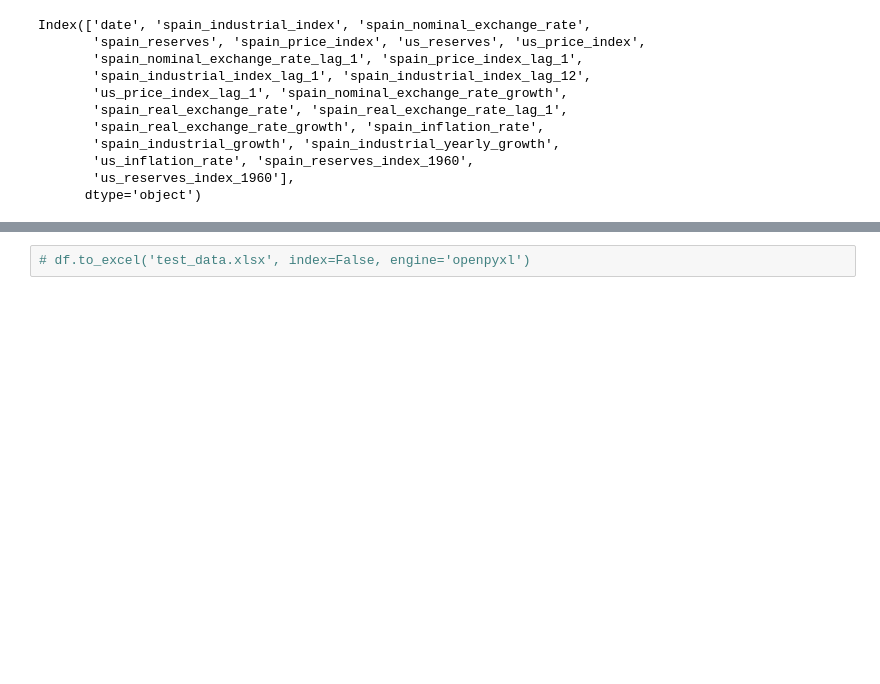
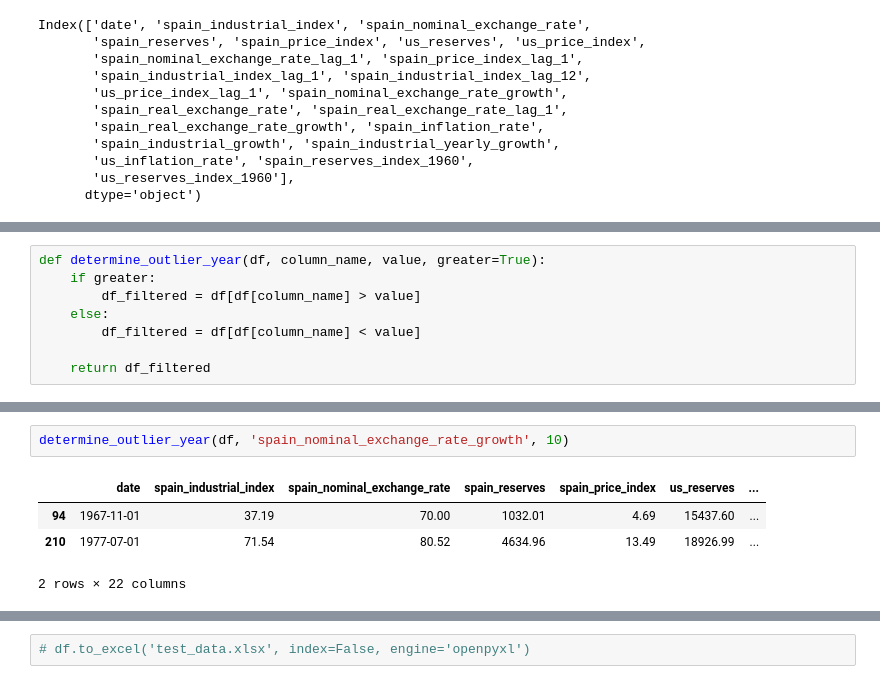
Before and after one commit to ruikai30/ec1b1_group_10, a Jupyter notebook: notebook.ipynb, the cells around one changed output, grey strips where cells are left out. Saved outputs shown, nothing was run; the diff lists cells and outputs as text; blank space fills up the shorter version.

```diff
--- a/notebook.ipynb
+++ b/notebook.ipynb
@@ -231,0 +239,8 @@ for item in df.columns[1:]:
+# %%
+def determine_outlier_year(df, column_name, value, greater=True):
+    if greater:
+        df_filtered = df[df[column_name] > value]
+    else:
+        df_filtered = df[df[column_name] < value]
+
+    return df_filtered
@@ -231,0 +267,7 @@ for item in df.columns[1:]:
+# %%
+determine_outlier_year(df, 'spain_nominal_exchange_rate_growth', 10)
+# %% [output]
+|  | date | spain_industrial_index | spain_nominal_exchange_rate | spain_reserves | spain_price_index | us_reserves | ... |
+| 94 | 1967-11-01 | 37.19 | 70.00 | 1032.01 | 4.69 | 15437.60 | ... |
+| 210 | 1977-07-01 | 71.54 | 80.52 | 4634.96 | 13.49 | 18926.99 | ... |
+2 rows × 22 columns
```
Also changed, not shown: parts of 12 cells of this notebook.
